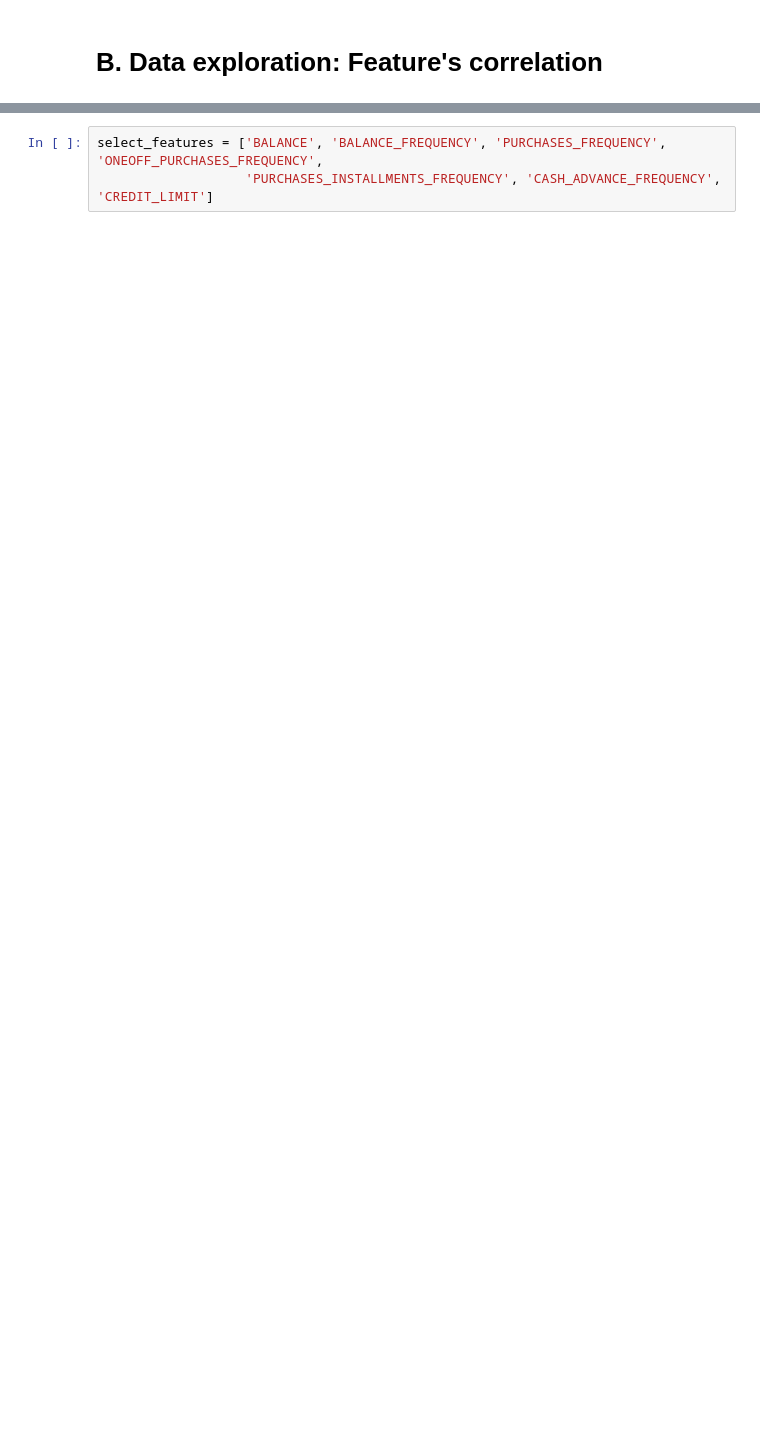
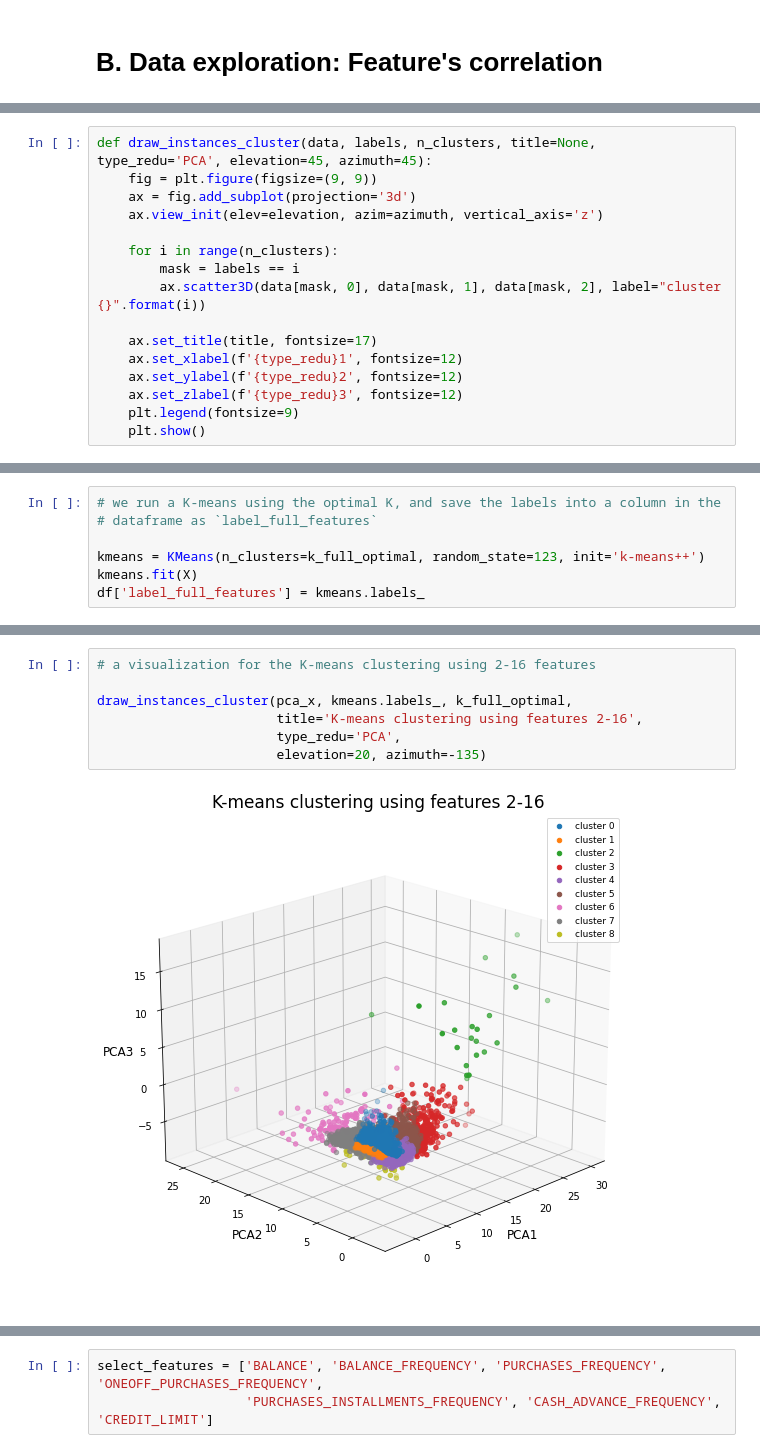
Before and after one commit to cristhianroman667/csce633_hw04, a Jupyter notebook: roman_cristhian_hw4_csce633.ipynb, the cells around one changed output, grey strips where cells are left out. Drawn from its saved outputs; the diff is of its cells as text; blank space fills up the shorter version.

```diff
--- a/roman_cristhian_hw4_csce633.ipynb
+++ b/roman_cristhian_hw4_csce633.ipynb
@@ -346,0 +351,16 @@ The selected features are:
+# %%
+def draw_instances_cluster(data, labels, n_clusters, title=None, type_redu='PCA', elevation=45, azimuth=45):
+    fig = plt.figure(figsize=(9, 9))
+    ax = fig.add_subplot(projection='3d')
+    ax.view_init(elev=elevation, azim=azimuth, vertical_axis='z')
+
+    for i in range(n_clusters):
+        mask = labels == i
+        ax.scatter3D(data[mask, 0], data[mask, 1], data[mask, 2], label="cluster {}".format(i))
+
+    ax.set_title(title, fontsize=17)
+    ax.set_xlabel(f'{type_redu}1', fontsize=12)
+    ax.set_ylabel(f'{type_redu}2', fontsize=12)
+    ax.set_zlabel(f'{type_redu}3', fontsize=12)
+    plt.legend(fontsize=9)
+    plt.show()
@@ -346,0 +415,7 @@ The selected features are:
+# %%
+# we run a K-means using the optimal K, and save the labels into a column in the
+# dataframe as `label_full_features`
+
+kmeans = KMeans(n_clusters=k_full_optimal, random_state=123, init='k-means++')
+kmeans.fit(X)
+df['label_full_features'] = kmeans.labels_
@@ -346,0 +468,9 @@ The selected features are:
+# %%
+# a visualization for the K-means clustering using 2-16 features
+
+draw_instances_cluster(pca_x, kmeans.labels_, k_full_optimal,
+                       title='K-means clustering using features 2-16',
+                       type_redu='PCA',
+                       elevation=20, azimuth=-135)
+# %% [output]
+[figure, added]
```
Also changed, not shown: parts of 141 cells of this notebook, 1 other file.
